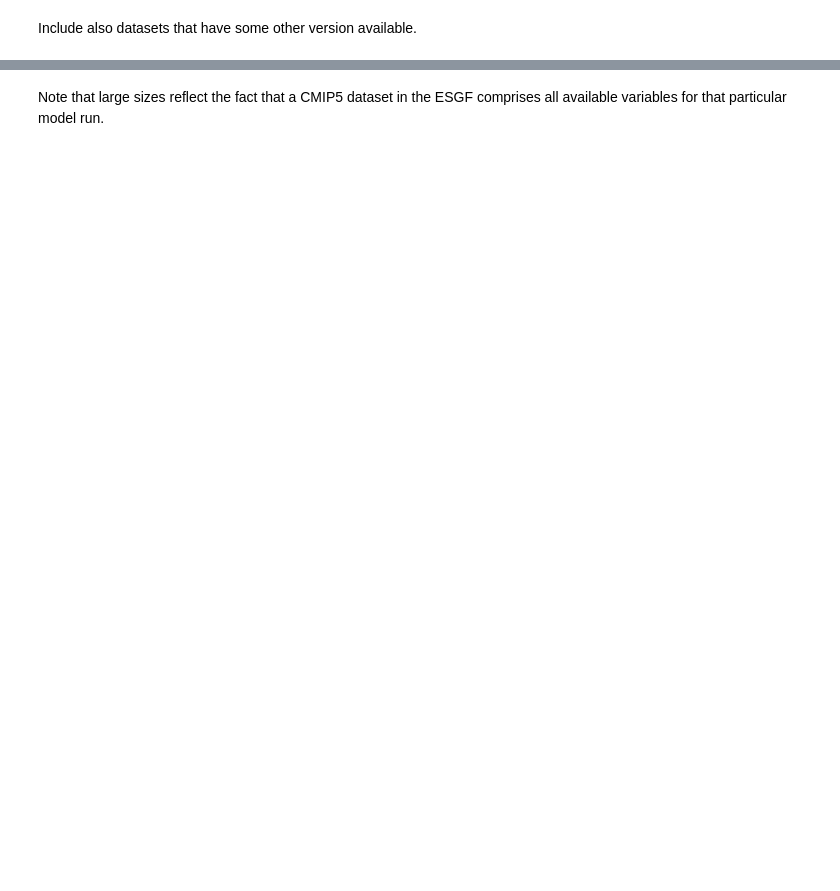
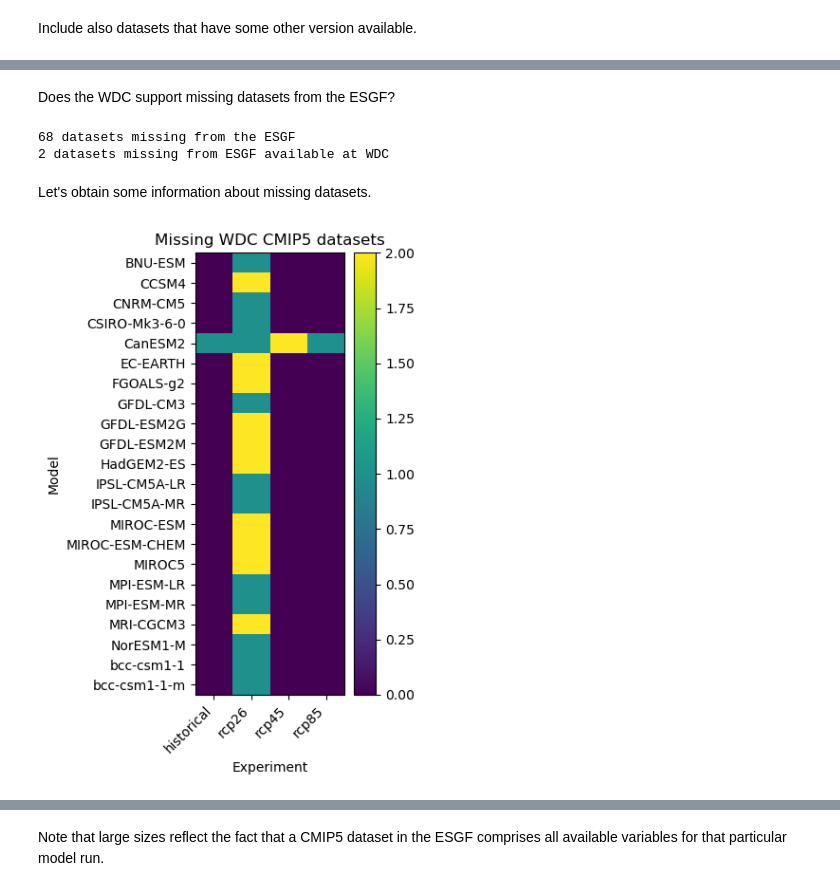
Before and after one commit to zequihg50/reproducibility-ipcc-atlas, a Jupyter notebook: main.ipynb, the cells around one changed output, grey strips where cells are left out. Drawn from its saved outputs; the diff is of its cells as text; code cells hidden in the pictures; blank space fills up the shorter version.

```diff
--- a/main.ipynb
+++ b/main.ipynb
@@ -440 +378,39 @@ ESGF datasets (replicas excluded): 124
 WDC datasets: 138
+# %% [markdown]
+Does the WDC support missing datasets from the ESGF?
+# %%
+missing_esgf_cmip5 = cmip5_atlas[~cmip5_atlas["instance_id"].isin(cmip5_esgf["instance_id"].values)]["instance_id"]
+print(f"{len(missing_esgf_cmip5)} datasets missing from the ESGF")
+print(f"{missing_esgf_cmip5.isin(cmip5_wdc['instance_id'].values).sum()} datasets missing from ESGF available at WDC")
+# %% [output]
+68 datasets missing from the ESGF
+2 datasets missing from ESGF available at WDC
+# %% [markdown]
+Let's obtain some information about missing datasets.
+# %%
+missing_wdc = cmip5_atlas[~cmip5_atlas["master_id"].isin(cmip5_wdc["master_id"].values)]["master_id"].str.split(".", expand=True).rename({
+    0: "project", 1: "product", 2: "institute", 3: "model", 4: "experiment", 5: "frequency", 6: "realm", 7:"table", 8: "ensemble",}, axis=1)
+
+heatmap_data = (
+    missing_wdc
+    .groupby(["model", "experiment"])
+    .size()
+    .unstack(fill_value=0))
+
+fig, ax = plt.subplots(figsize=(4, 6))
+cax = ax.imshow(heatmap_data, aspect='auto')
+
+fig.colorbar(cax)
+ax.set_xticks(range(len(heatmap_data.columns)))
+ax.set_xticklabels(heatmap_data.columns, rotation=45, ha='right')
+ax.set_yticks(range(len(heatmap_data.index)))
+ax.set_yticklabels(heatmap_data.index)
+ax.set_xlabel("Experiment")
+ax.set_ylabel("Model")
+ax.set_title("Missing WDC CMIP5 datasets")
+
+plt.savefig("cmip5-missing-datasets-wdc.pdf", bbox_inches="tight")
+plt.tight_layout()
+plt.show()
+# %% [output]
+[figure, added]
```
Also changed, not shown: parts of 41 cells of this notebook, 1 other file.
